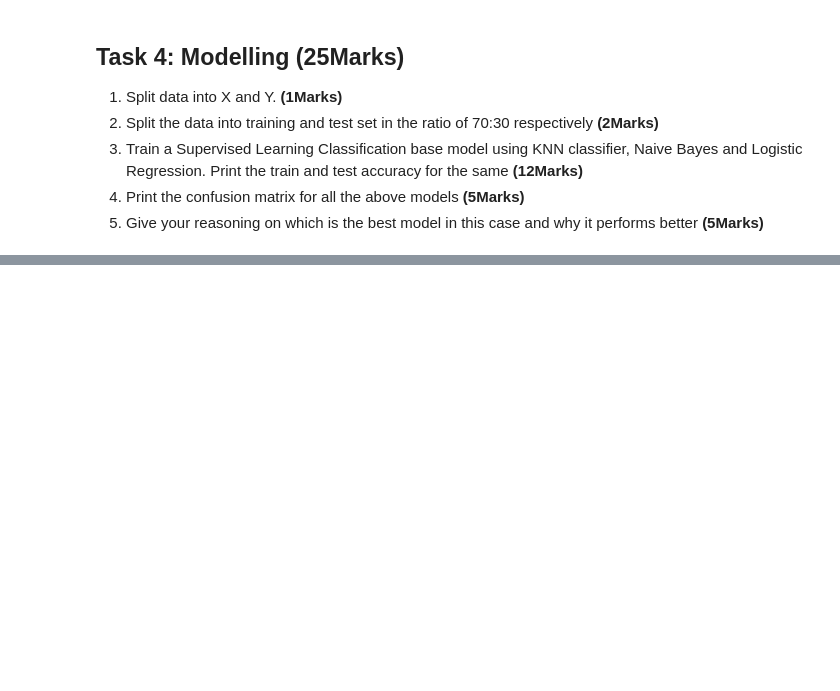
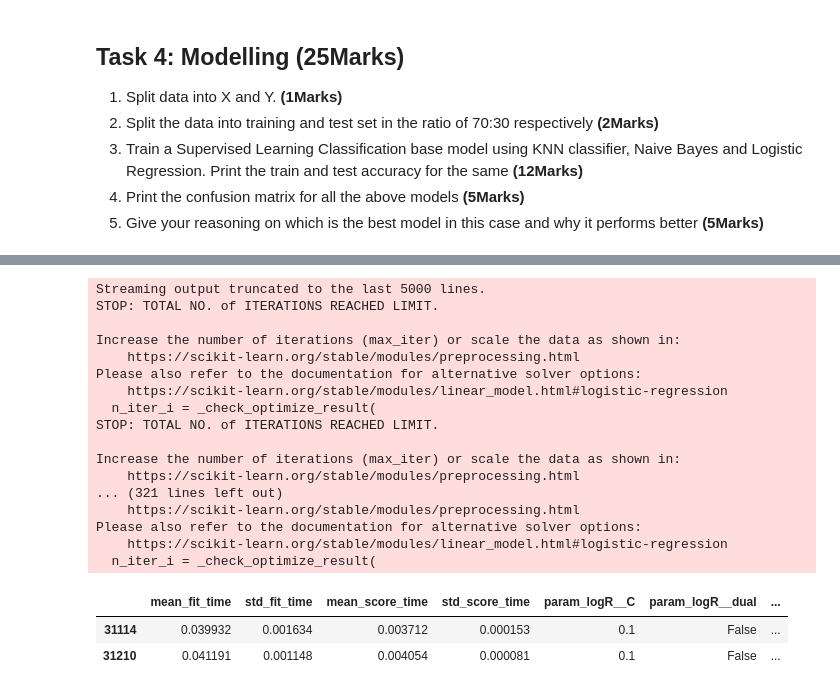
Before and after one commit to AshwinAshok3/Personal-Loan, a Jupyter notebook: Capstone_Project___Thera_Bank_Personal_Loan_Campain___Jupyter_Notebook_(1).ipynb, the cells around one changed output, grey strips where cells are left out. Drawn from its saved outputs; the diff is of its cells as text; code cells hidden in the pictures; blank space fills up the shorter version.

```diff
--- a/Capstone_Project___Thera_Bank_Personal_Loan_Campain___Jupyter_Notebook_(1).ipynb
+++ b/Capstone_Project___Thera_Bank_Personal_Loan_Campain___Jupyter_Notebook_(1).ipynb
@@ -313,0 +439,18 @@ Unique values for Personal Loan: [0 1]
+# %%
+# pipeline for Naive Bayes
+gNB_pipeline = Pipeline([('scaler',StandardScaler()),('gnb', GaussianNB())])
+
+# Define parameter grid for GridSearchCV
+parameters_gNB = {
+    'scaler__with_mean': [True, False],  # Tuning StandardScaler
+    'scaler__with_std': [True, False],
+    'gnb__var_smoothing': [1e-9, 1e-8, 1e-7]  # Tuning GaussianNB
+}
+
+# gridsearchcv for KNN
+gNB_grid = GridSearchCV(gNB_pipeline, parameters_gNB, cv=5, scoring='accuracy')
+gNB_grid.fit(X_train, y_train)
+
+gNB_model = gNB_grid.cv_results_
+gNB_model_df = pd.DataFrame(gNB_model)
+gNB_model_df[gNB_model_df['rank_test_score']==1]
@@ -314,3 +463,65 @@ Unique values for Personal Loan: [0 1]
+# %%
+# pipeline for logistic regression
+logR_pipeline = Pipeline([('scaler',StandardScaler()),('logR', LogisticRegression())])
+
+# parameters for logR
+parameters_LogR =  [
+    {
+        'logR__penalty': ['l2', 'elasticnet', 'none'],  # Removed 'l1' for solvers other than 'liblinear'
+        'logR__dual': [True, False],
+        'logR__tol': [1e-4, 1e-3, 1e-5],
+        'logR__C': [0.1, 1, 10],
+        'logR__fit_intercept': [True, False],
+        'logR__solver': ['newton-cg', 'lbfgs', 'saga'],  # Replaced 'sag' with 'saga'
+        'logR__max_iter': [100, 200, 500],
+        'logR__warm_start': [True, False],
+        'logR__l1_ratio': [None, 0.1, 0.5, 0.9],
+        'scaler__with_mean': [True, False],
+        'scaler__with_std': [True, False],
+    },
+    {
+        'logR__penalty': ['l1', 'l2'],  # Using 'l1' only with 'liblinear' solver
+        'logR__dual': [False],  # 'dual' must be False when penalty is 'l1'
+        'logR__tol': [1e-4, 1e-3, 1e-5],
+        'logR__C': [0.1, 1, 10],
+        'logR__fit_intercept': [True, False],
+        'logR__solver': ['liblinear'],  # Using 'liblinear' with 'l1' penalty
+        'logR__max_iter': [100, 200, 500],
+        'logR__warm_start': [True, False],
+        'scaler__with_mean': [True, False],
+        'scaler__with_std': [True, False],
+    }
+]
+
+# Define parameter grid for GridSearchCV
+logR_grid = GridSearchCV(logR_pipeline, parameters_LogR, cv=5, scoring='accuracy')
+logR_grid.fit(X_train, y_train)
+
+
+logR_model = logR_grid.cv_results_
+logR_model_df = pd.DataFrame(logR_model)
+logR_model_df[logR_model_df['rank_test_score']==1]
+# %% [output]
+Streaming output truncated to the last 5000 lines.
+STOP: TOTAL NO. of ITERATIONS REACHED LIMIT.
+
+Increase the number of iterations (max_iter) or scale the data as shown in:
+    https://scikit-learn.org/stable/modules/preprocessing.html
+Please also refer to the documentation for alternative solver options:
+    https://scikit-learn.org/stable/modules/linear_model.html#logistic-regression
+  n_iter_i = _check_optimize_result(
+STOP: TOTAL NO. of ITERATIONS REACHED LIMIT.
+
+Increase the number of iterations (max_iter) or scale the data as shown in:
+    https://scikit-learn.org/stable/modules/preprocessing.html
+... (321 lines left out)
+    https://scikit-learn.org/stable/modules/preprocessing.html
+Please also refer to the documentation for alternative solver options:
+    https://scikit-learn.org/stable/modules/linear_model.html#logistic-regression
+  n_iter_i = _check_optimize_result(
+|  | mean_fit_time | std_fit_time | mean_score_time | std_score_time | param_logR__C | param_logR__dual | ... |
+| 31114 | 0.039932 | 0.001634 | 0.003712 | 0.000153 | 0.1 | False | ... |
+| 31210 | 0.041191 | 0.001148 | 0.004054 | 0.000081 | 0.1 | False | ... |
 # %%
 # Print the confusion matrix for all the above models
 # %%
```
Also changed, not shown: parts of 22 cells of this notebook.
